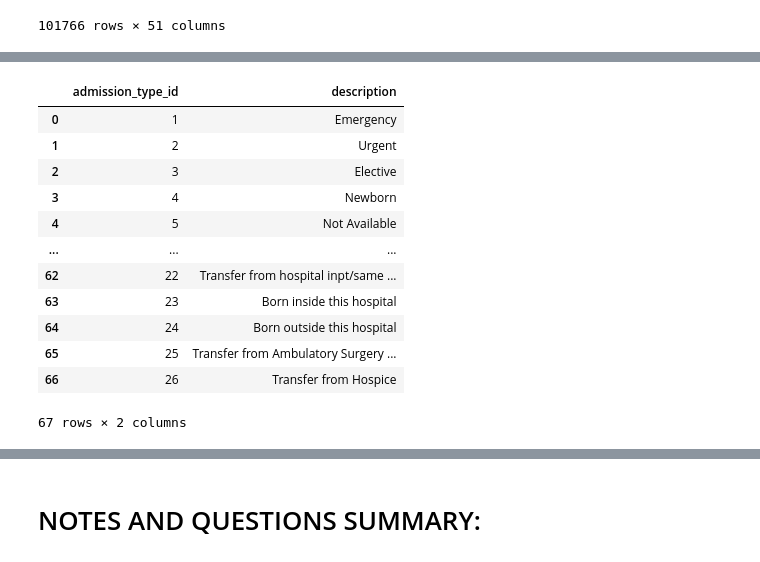
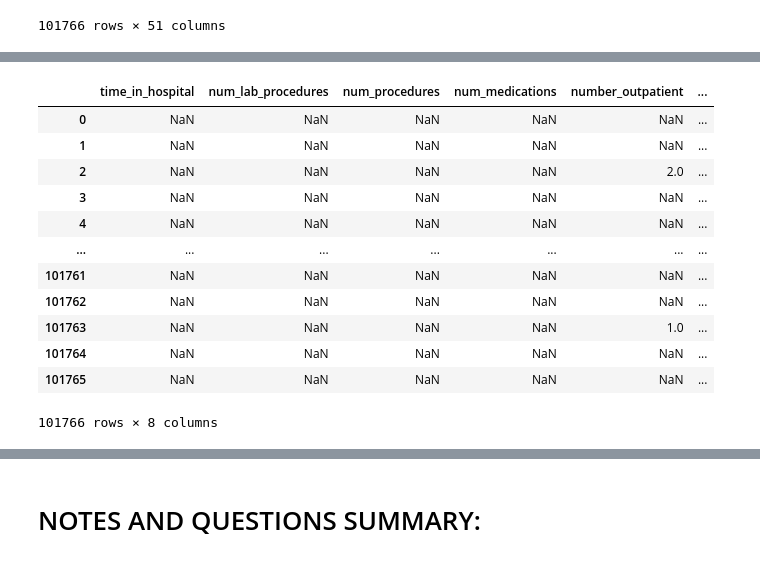
Before and after one commit to tosabrina/diabetes-capstone, a Jupyter notebook: notebook/diabetes_eda.ipynb, the cells around one changed output, grey strips where cells are left out. Cells and saved outputs as stored; diff of their text form; code cells hidden in the pictures.

```diff
--- a/notebook/diabetes_eda.ipynb
+++ b/notebook/diabetes_eda.ipynb
@@ -195,16 +210,31 @@ plt.show()
-# %%
-ids_map_df
-# %% [output]
-|  | admission_type_id | description |
-| 0 | 1 | Emergency |
-| 1 | 2 | Urgent |
-| 2 | 3 | Elective |
-| 3 | 4 | Newborn |
-| 4 | 5 | Not Available |
-| ... | ... | ... |
-| 62 | 22 | Transfer from hospital inpt/same ... |
-| 63 | 23 | Born inside this hospital |
-| 64 | 24 | Born outside this hospital |
-| 65 | 25 | Transfer from Ambulatory Surgery ... |
-| 66 | 26 | Transfer from Hospice |
-67 rows × 2 columns
+# %%
+#find outliers using a function:
+def find_outliers_IQR(no_quest_mark_df):
+
+   q1=no_quest_mark_df.quantile(0.25)
+
+   q3=no_quest_mark_df.quantile(0.75)
+
+   IQR=q3-q1
+
+   outliers = no_quest_mark_df[((no_quest_mark_df<(q1-1.5*IQR)) | (no_quest_mark_df>(q3+1.5*IQR)))]
+
+   return outliers
+# %%
+outliers = find_outliers_IQR(no_quest_mark_df[['time_in_hospital', 'num_lab_procedures', 'num_procedures', 'num_medications', 'number_outpatient', 'number_emergency', 'number_inpatient', 'number_diagnoses']])
+# %%
+outliers
+# %% [output]
+|  | time_in_hospital | num_lab_procedures | num_procedures | num_medications | number_outpatient | ... |
+| 0 | NaN | NaN | NaN | NaN | NaN | ... |
+| 1 | NaN | NaN | NaN | NaN | NaN | ... |
+| 2 | NaN | NaN | NaN | NaN | 2.0 | ... |
+| 3 | NaN | NaN | NaN | NaN | NaN | ... |
+| 4 | NaN | NaN | NaN | NaN | NaN | ... |
+| ... | ... | ... | ... | ... | ... | ... |
+| 101761 | NaN | NaN | NaN | NaN | NaN | ... |
+| 101762 | NaN | NaN | NaN | NaN | NaN | ... |
+| 101763 | NaN | NaN | NaN | NaN | 1.0 | ... |
+| 101764 | NaN | NaN | NaN | NaN | NaN | ... |
+| 101765 | NaN | NaN | NaN | NaN | NaN | ... |
+101766 rows × 8 columns
```
Also changed, not shown: parts of 14 cells of this notebook.
